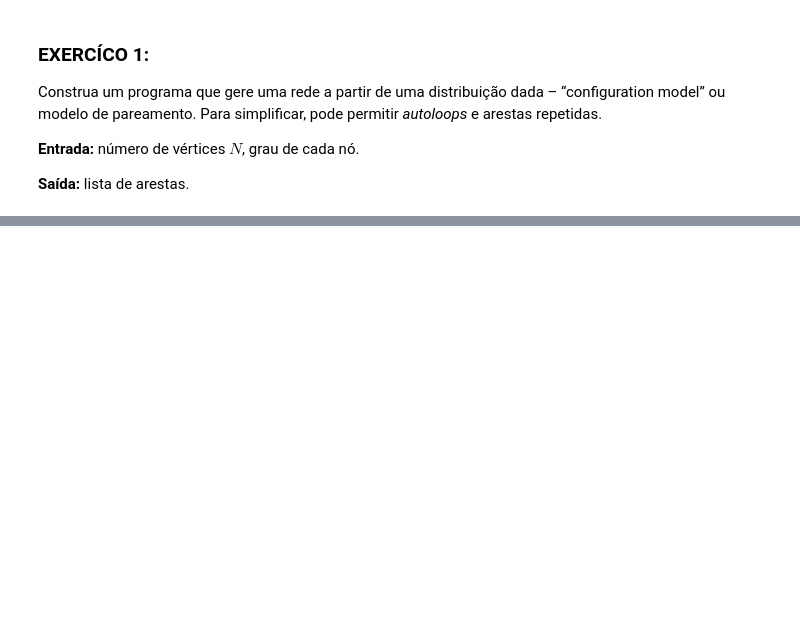
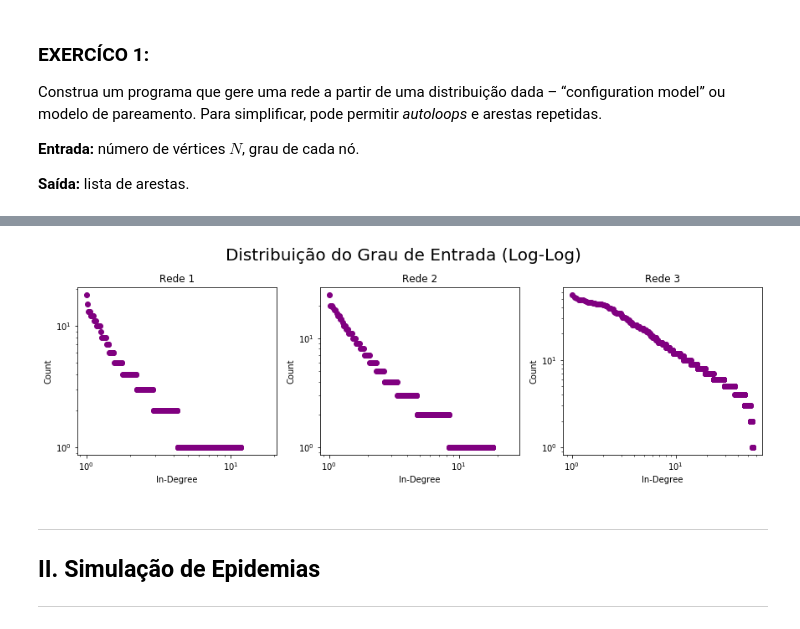
Before and after one commit to anacwagner/FGV_EMAp_Mestrado, a Jupyter notebook: Redes-Complexas-2019/Trabalho Redes - Respostas.ipynb, the cells around one changed output, grey strips where cells are left out. Cells and saved outputs as stored; diff of their text form; code cells hidden in the pictures; blank space fills up the shorter version.

```diff
--- a/Redes-Complexas-2019/Trabalho Redes - Respostas.ipynb
+++ b/Redes-Complexas-2019/Trabalho Redes - Respostas.ipynb
@@ -69,0 +426,18 @@ c. Os vértices imunizados são os vizinhos de vértices escolhidos aleatoriamen
+# %%
+fig, axs = plt.subplots(1,3, figsize=(12, 4), constrained_layout=True)
+fig.suptitle('Distribuição do Grau de Entrada (Log-Log)', fontsize=20)
+V = [V1, V2 ,V3]
+axs = axs.ravel()
+for i in range(3):
+    degree_sequence=sorted(dict(V[i].in_degree).values(),reverse=True)
+    x = list(np.linspace(1,max(degree_sequence),len(degree_sequence)))
+    axs[i].loglog(x, degree_sequence, 'p',  marker='o', color = "purple")
+    axs[i].set_title('Rede ' + str(i+1))
+    axs[i].set_xlabel('In-Degree')
+    axs[i].set_ylabel('Count')
+# %% [output]
+[figure, added]
+# %% [markdown]
+___
+## II. Simulação de Epidemias
+___
```
Also changed, not shown: parts of 70 cells of this notebook, 11 other files.
